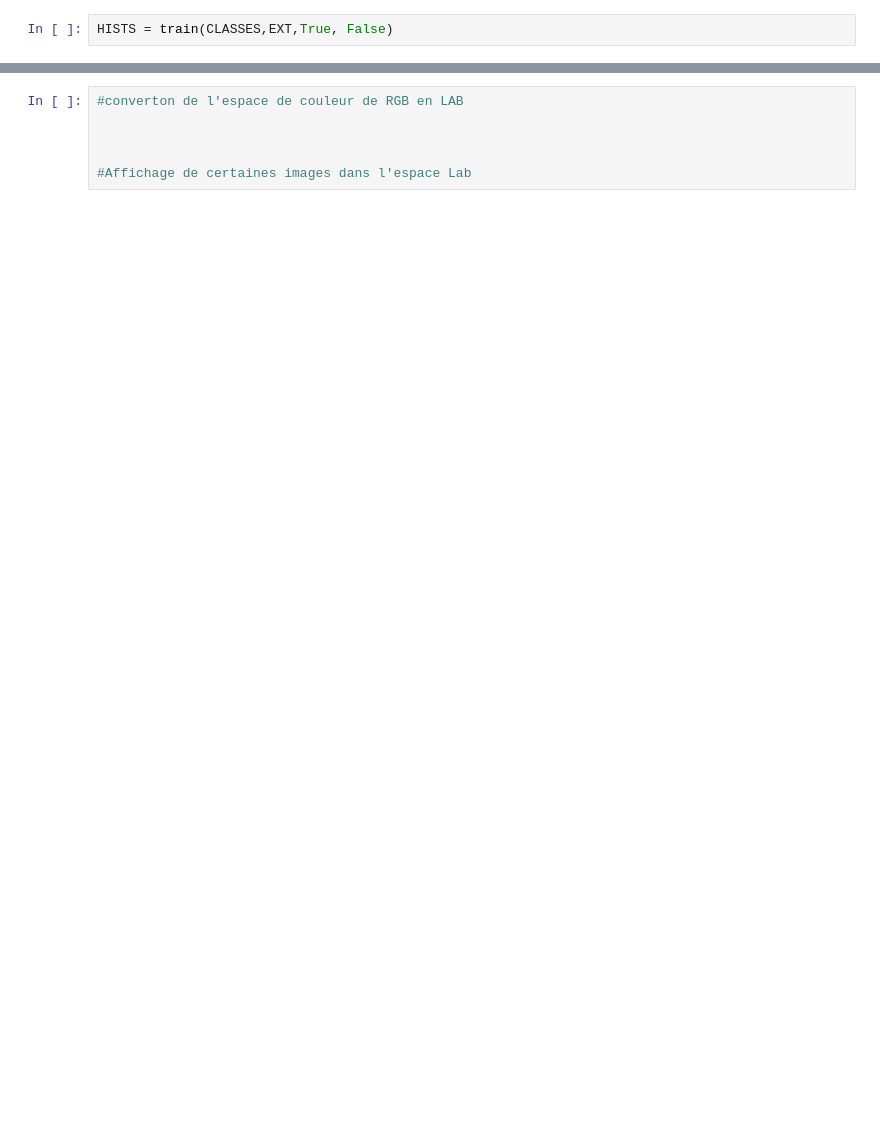
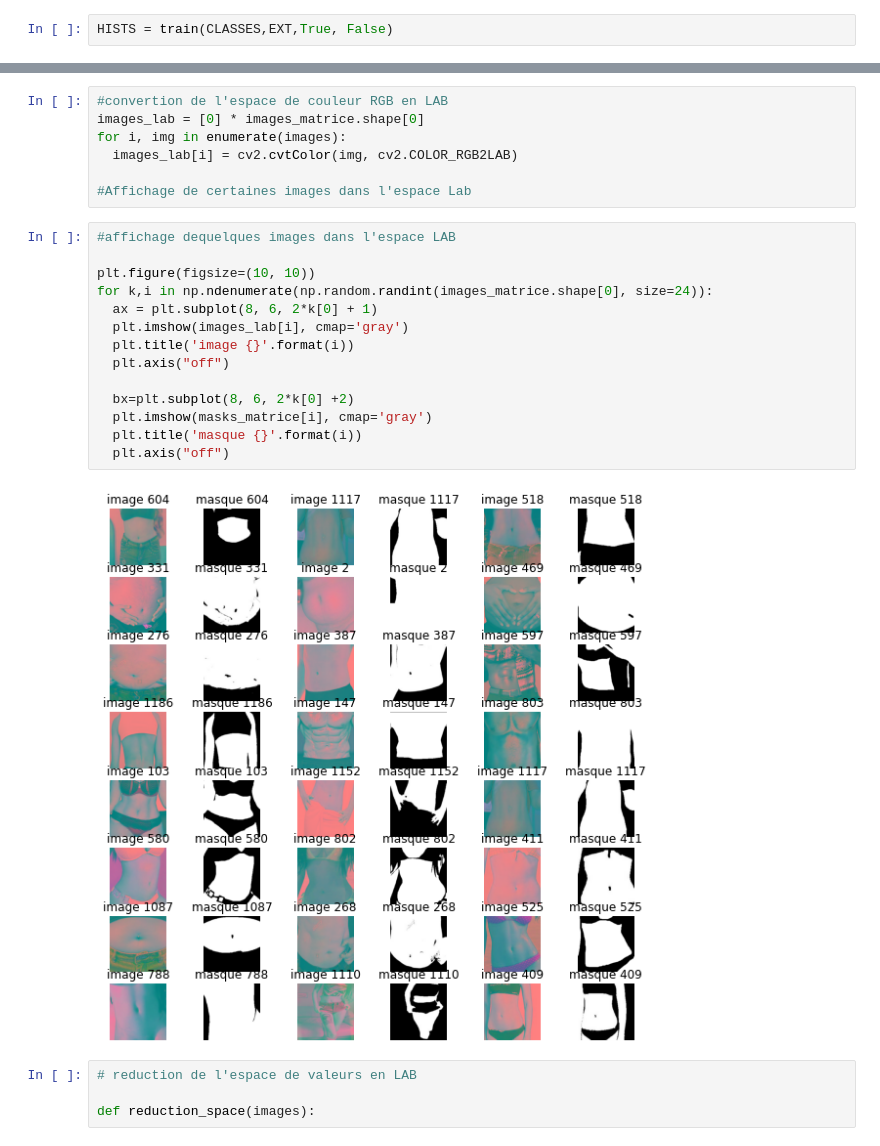
Before and after one commit to ditumystro/Skin-detection-with-python, a Jupyter notebook: Skin-detection.ipynb, the cells around one changed output, grey strips where cells are left out. Drawn from its saved outputs; the diff is of its cells as text; blank space fills up the shorter version.

```diff
--- a/Skin-detection.ipynb
+++ b/Skin-detection.ipynb
@@ -249,6 +136,27 @@ for k,i in np.ndenumerate(np.random.randint(images_matrice.shape[0], size=24)):
 # %%
-#converton de l'espace de couleur de RGB en LAB
-
-
+#convertion de l'espace de couleur RGB en LAB
+images_lab = [0] * images_matrice.shape[0]
+for i, img in enumerate(images):
+  images_lab[i] = cv2.cvtColor(img, cv2.COLOR_RGB2LAB)
 
 #Affichage de certaines images dans l'espace Lab
+# %%
+#affichage dequelques images dans l'espace LAB
+
+plt.figure(figsize=(10, 10))
+for k,i in np.ndenumerate(np.random.randint(images_matrice.shape[0], size=24)):
+  ax = plt.subplot(8, 6, 2*k[0] + 1)
+  plt.imshow(images_lab[i], cmap='gray')
+  plt.title('image {}'.format(i))
+  plt.axis("off")
+
+  bx=plt.subplot(8, 6, 2*k[0] +2)
+  plt.imshow(masks_matrice[i], cmap='gray')
+  plt.title('masque {}'.format(i))
+  plt.axis("off")
+# %% [output]
+[figure, added]
+# %%
+# reduction de l'espace de valeurs en LAB
+
+def reduction_space(images):
```
Also changed, not shown: parts of 4 cells of this notebook.
